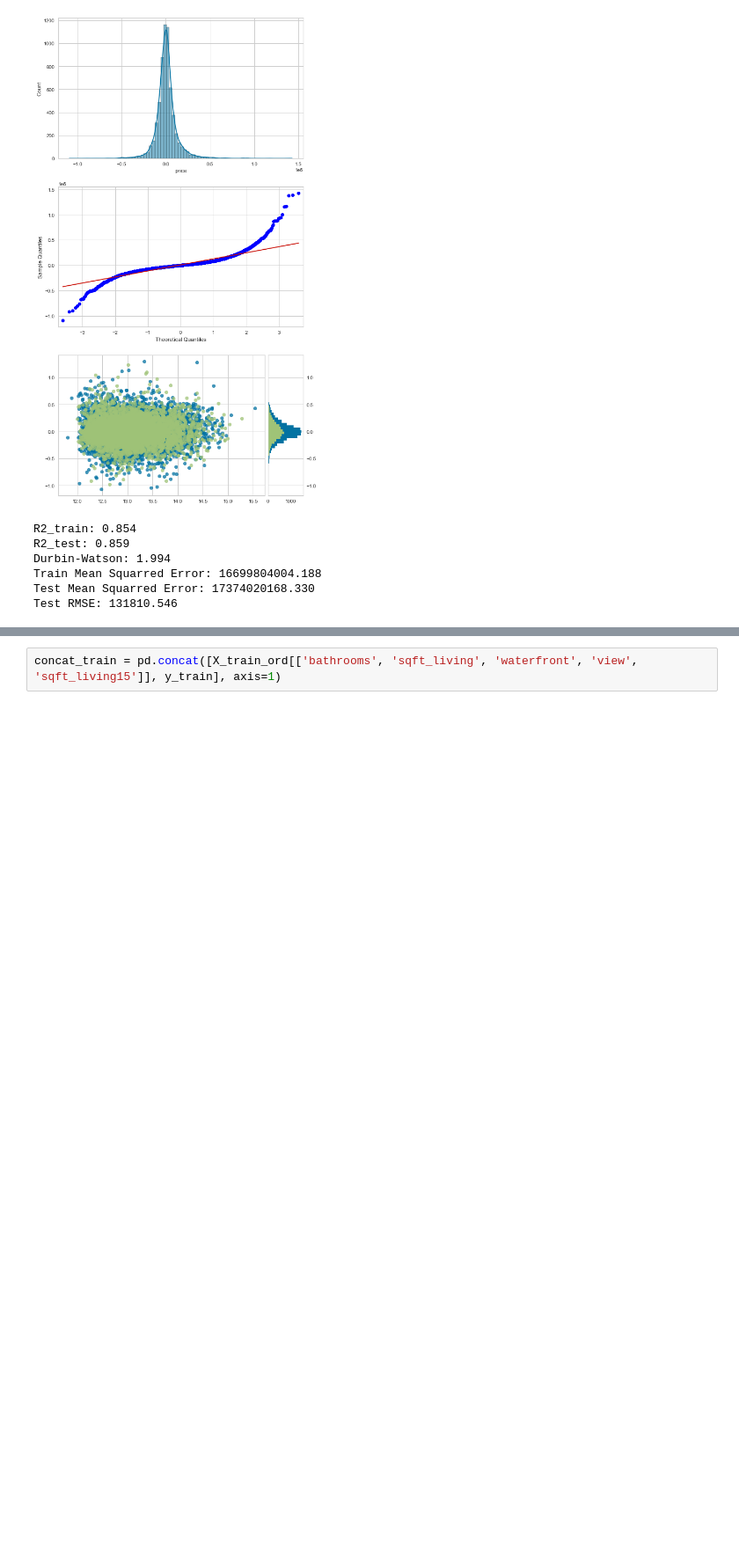
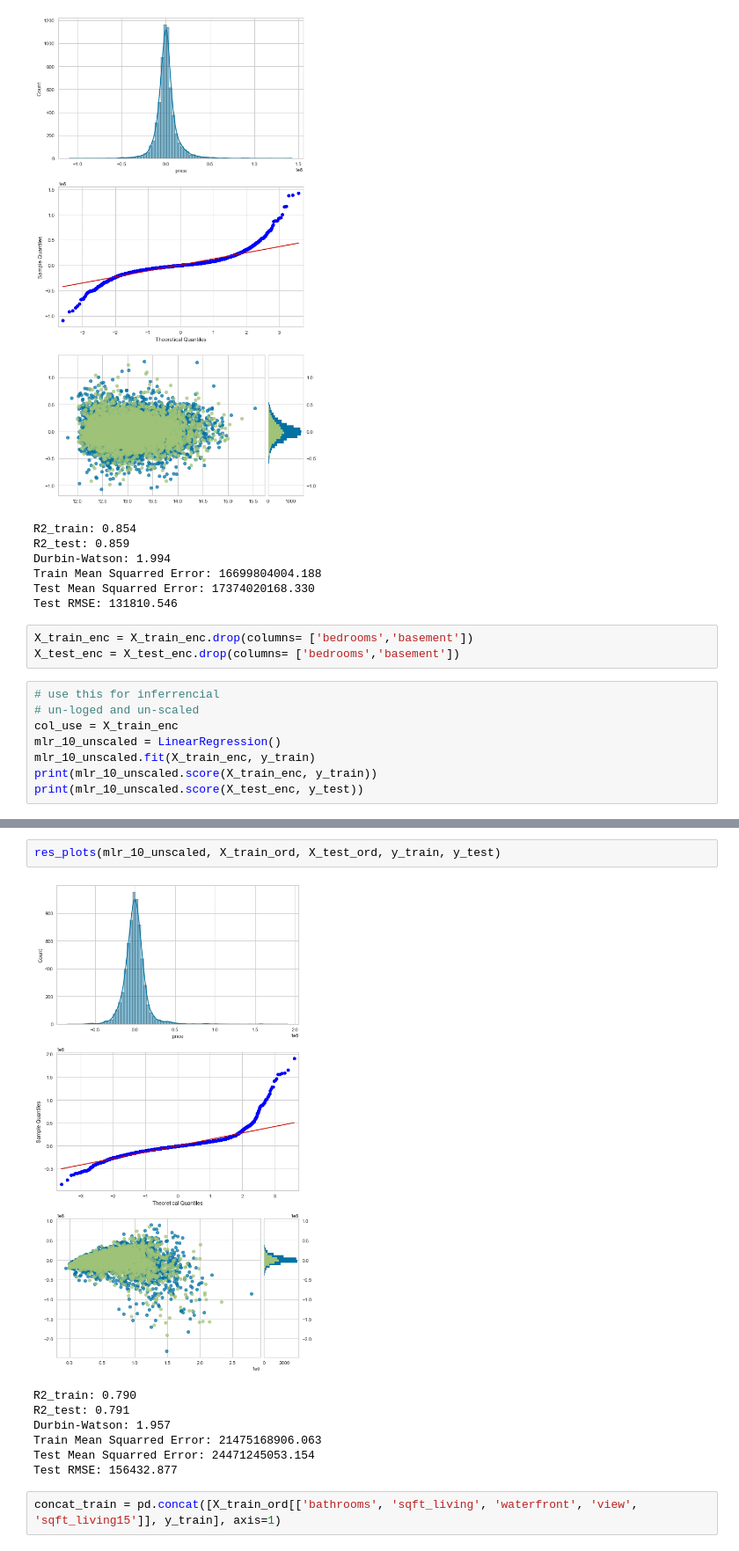
Before and after one commit to kyongminso/phase_2_project, a Jupyter notebook: Meir's Notebook.ipynb, the cells around one changed output, grey strips where cells are left out. Shown at 88% size. Saved outputs shown, nothing was run; the diff lists cells and outputs as text; blank space fills up the shorter version.

```diff
--- a/Meir's Notebook.ipynb
+++ b/Meir's Notebook.ipynb
@@ -1044,3 +1045,14 @@ Durbin-Watson: 1.994
 Train Mean Squarred Error: 16699804004.188
 Test Mean Squarred Error: 17374020168.330
 Test RMSE: 131810.546
+# %%
+X_train_enc = X_train_enc.drop(columns= ['bedrooms','basement'])
+X_test_enc = X_test_enc.drop(columns= ['bedrooms','basement'])
+# %%
+# use this for inferrencial
+# un-loged and un-scaled
+col_use = X_train_enc
+mlr_10_unscaled = LinearRegression()
+mlr_10_unscaled.fit(X_train_enc, y_train)
+print(mlr_10_unscaled.score(X_train_enc, y_train))
+print(mlr_10_unscaled.score(X_test_enc, y_test))
@@ -1047,3 +1109,13 @@ Test RMSE: 131810.546
+# %%
+res_plots(mlr_10_unscaled, X_train_ord, X_test_ord, y_train, y_test)
+# %% [output]
+[figure, added]
+R2_train: 0.790
+R2_test: 0.791
+Durbin-Watson: 1.957
+Train Mean Squarred Error: 21475168906.063
+Test Mean Squarred Error: 24471245053.154
+Test RMSE: 156432.877
 # %%
 concat_train = pd.concat([X_train_ord[['bathrooms', 'sqft_living', 'waterfront', 'view', 'sqft_living15']], y_train], axis=1)
 # %%
```
Also changed, not shown: parts of 14 cells of this notebook, 2 other files.
